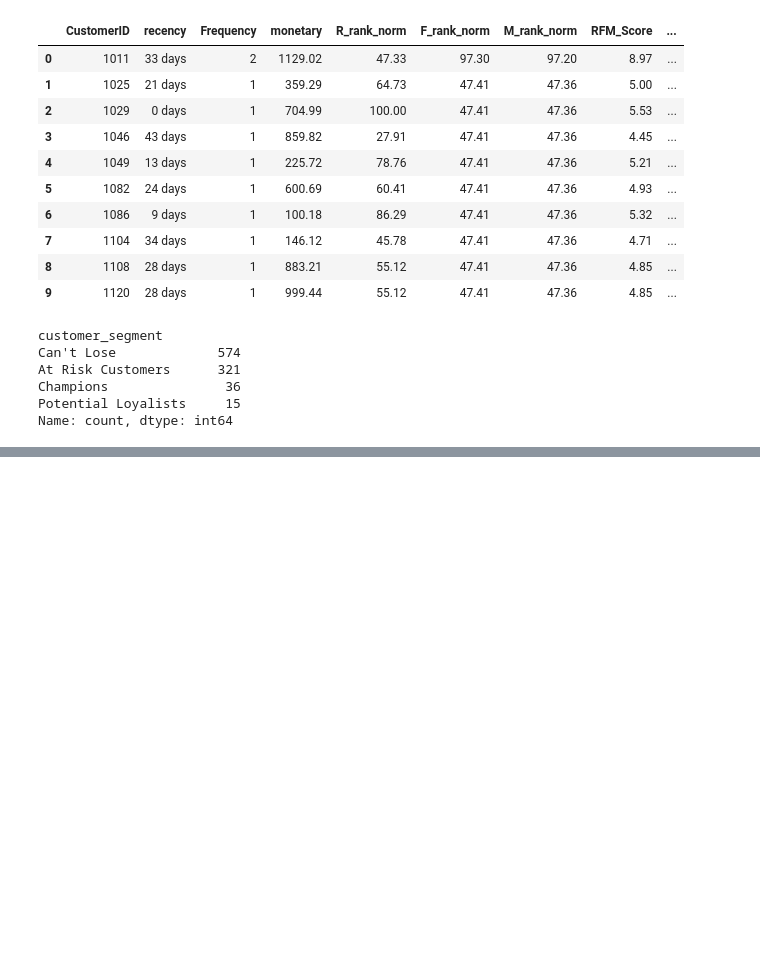
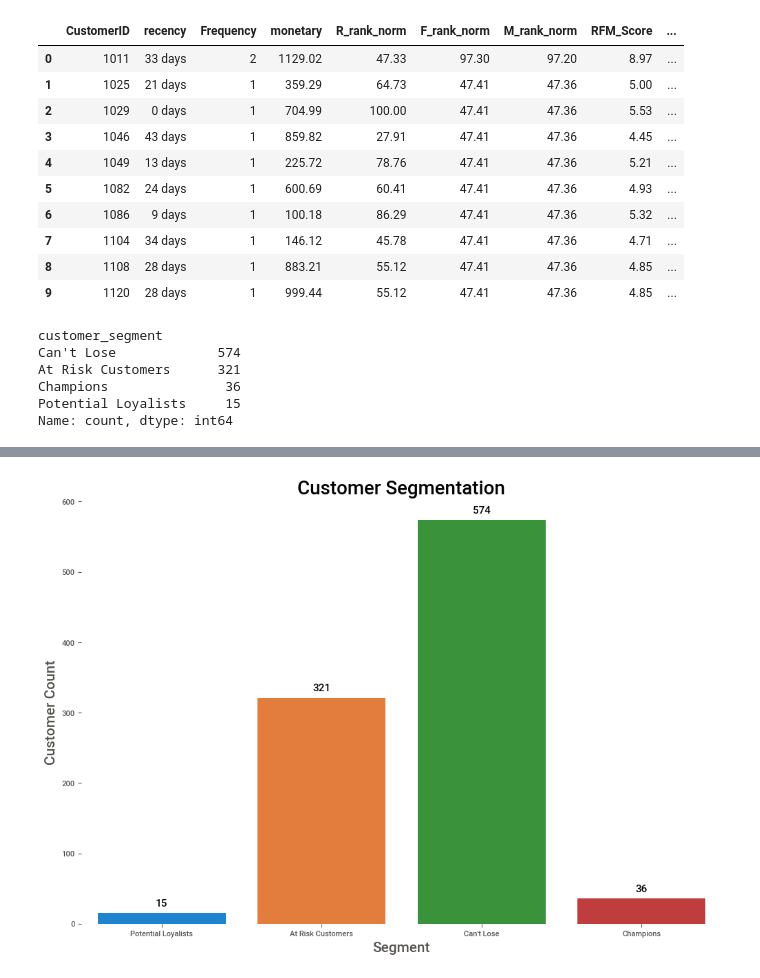
Before and after one commit to Murega14/rfm, a Jupyter notebook: rfm.ipynb, the cells around one changed output, grey strips where cells are left out. Cells and saved outputs as stored; diff of their text form; code cells hidden in the pictures; blank space fills up the shorter version.

```diff
--- a/rfm.ipynb
+++ b/rfm.ipynb
@@ -251 +252,38 @@ Feature: customer_segment                    |███▎      | [ 33%]   00:00
 [interactive output not drawn]
+# %%
+#visuaizing customer segment
+
+#setting the figure size
+plt.figure(figsize=(12,8))
+
+#plotting the data
+ax = sns.countplot(x='customer_segment',data=rfm_df)
+
+#adding anottations
+for bar in ax.patches:
+    ax.annotate(int(bar.get_height()),
+                xy=(bar.get_x() + bar.get_width() / 2, bar.get_height()),
+                ha='center', va='center',
+                xytext = (0, 10), fontsize=11, color='Black',
+                textcoords = 'offset points')
+#removing spines
+ax.spines['right'].set_visible(False)
+ax.spines['top'].set_visible(False)
+ax.spines['left'].set_visible(False)
+ax.spines['bottom'].set_visible(False)
+
+sns.despine(left=True, bottom=True)
+sns.set_style('white')
+sns.set_context('notebook')
+
+#setting the plot title
+plt.title('Customer Segmentation', fontsize=20)
+
+#setting x and y labels
+ax.set_xlabel('Segment', fontsize=15)
+ax.set_ylabel('Customer Count', fontsize=15)
+
+#displaying the plot
+plt.show()
+# %% [output]
+[figure, added]
```
Also changed, not shown: parts of 6 cells of this notebook.
